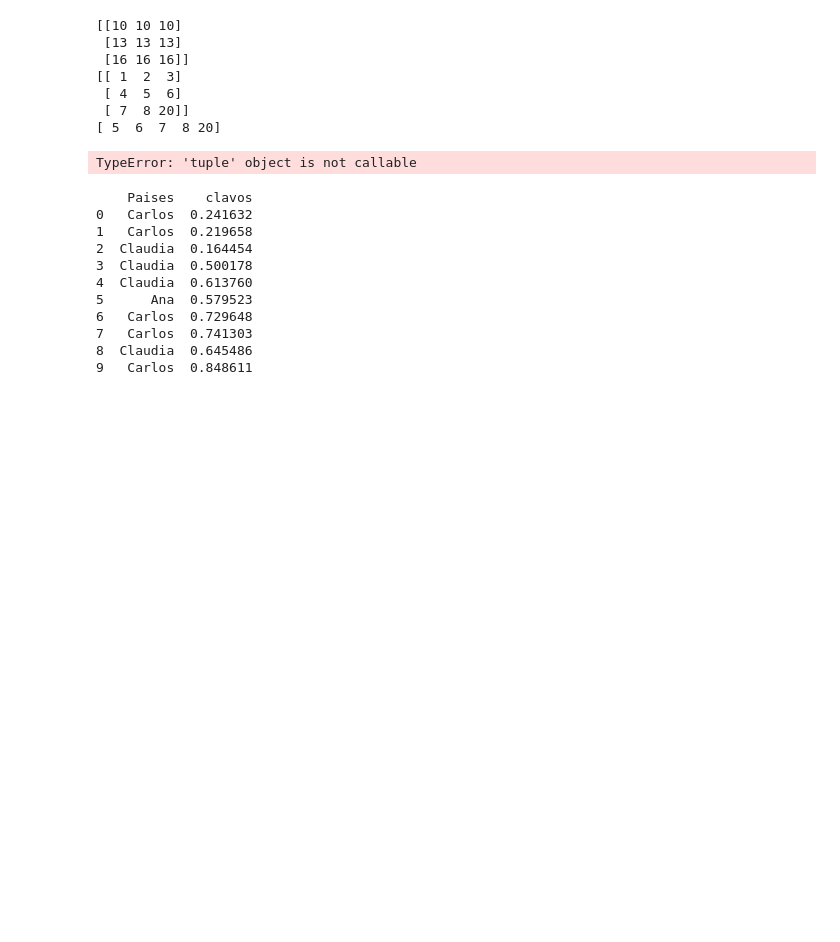
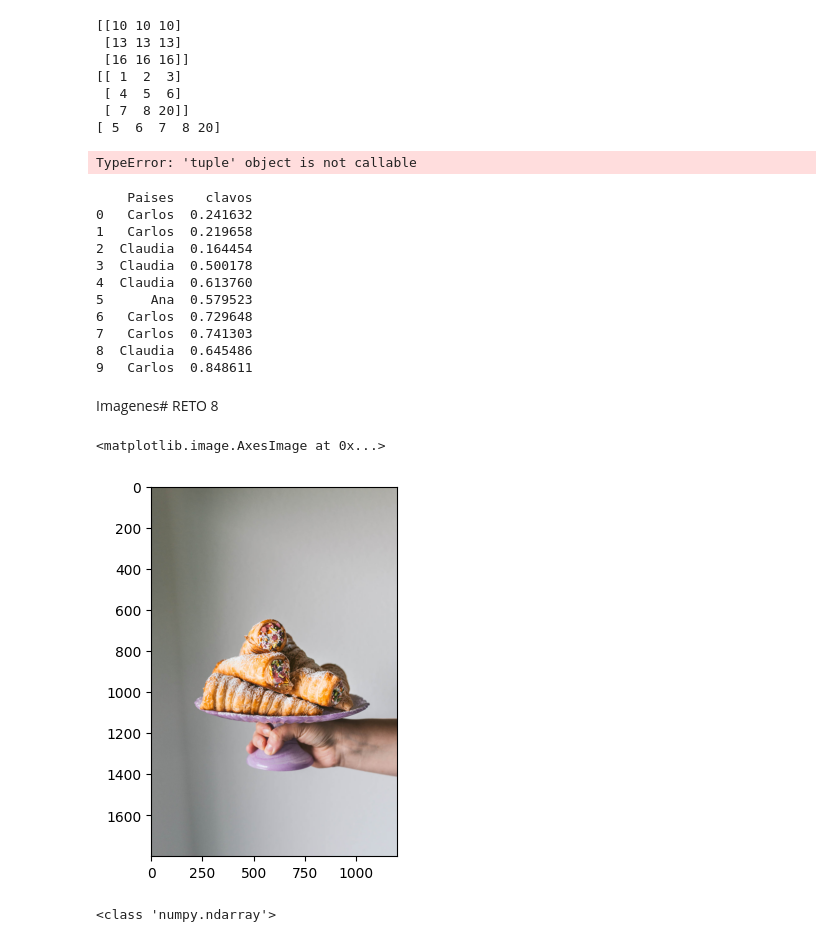
Before and after one commit to Twoeme/Prueba2, a Jupyter notebook: Numpy_Class/clase_numpy_notebook.ipynb, the cells around one changed output. Drawn from its saved outputs; the diff is of its cells as text; code cells hidden in the pictures; blank space fills up the shorter version.

Commit message:
reto 8

```diff
--- a/Numpy_Class/clase_numpy_notebook.ipynb
+++ b/Numpy_Class/clase_numpy_notebook.ipynb
@@ -134,3 +134,6 @@ print(Aleatorio)
 7   Carlos  0.741303
 8  Claudia  0.645486
 9   Carlos  0.848611
+# %% [markdown]
+Imagenes#
+RETO 8
@@ -136,0 +143,13 @@ print(Aleatorio)
+# %%
+Cono = plt.imread("Cono1.jpg")
+
+ConoArray = np.array(Cono)
+np.shape(ConoArray)
+plt.imshow(ConoArray)
+# %% [output]
+<matplotlib.image.AxesImage at 0x...>
+[figure, added]
+# %%
+print(type(Cono))
+# %% [output]
+<class 'numpy.ndarray'>
```
Also changed, not shown: parts of 16 cells of this notebook, 1 other file.
